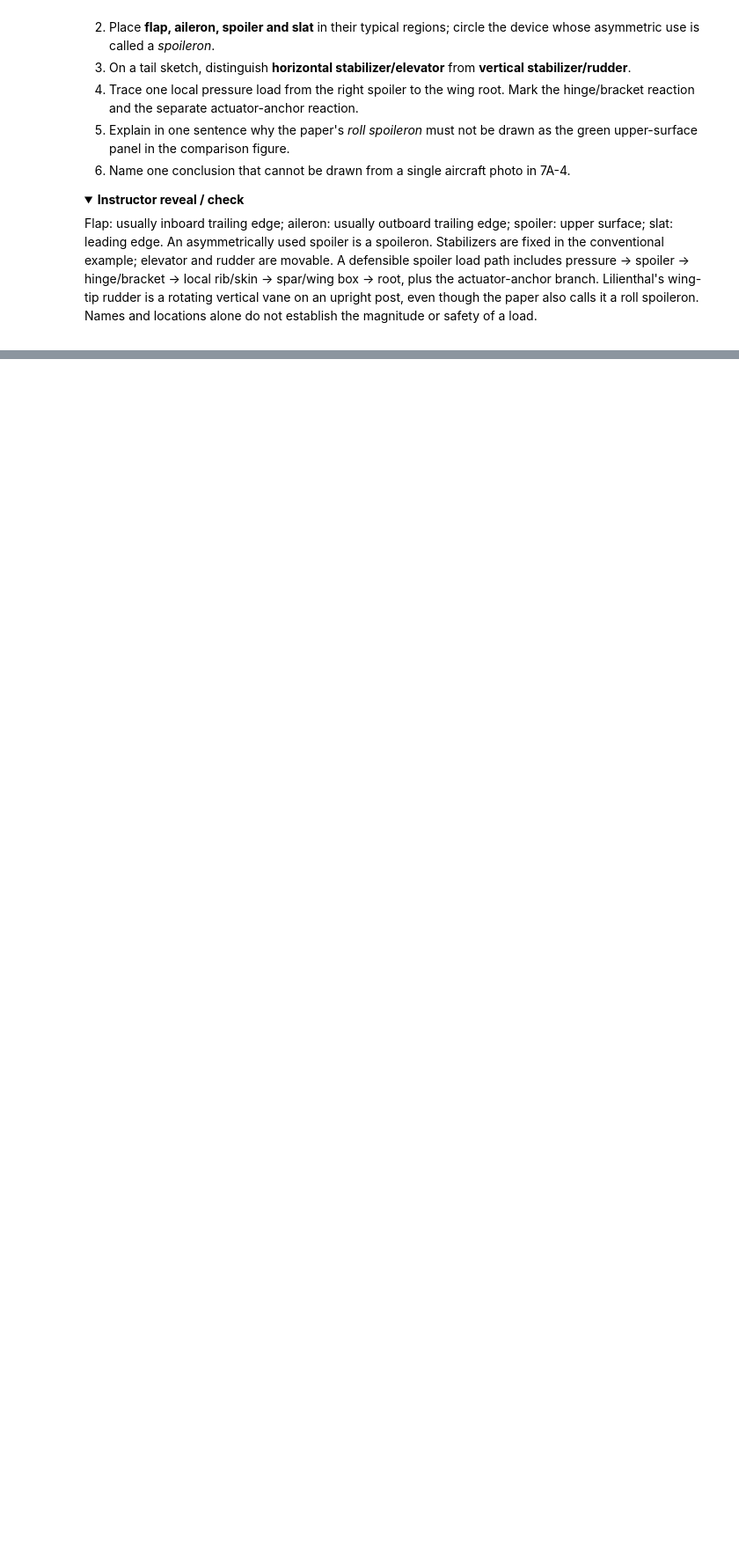
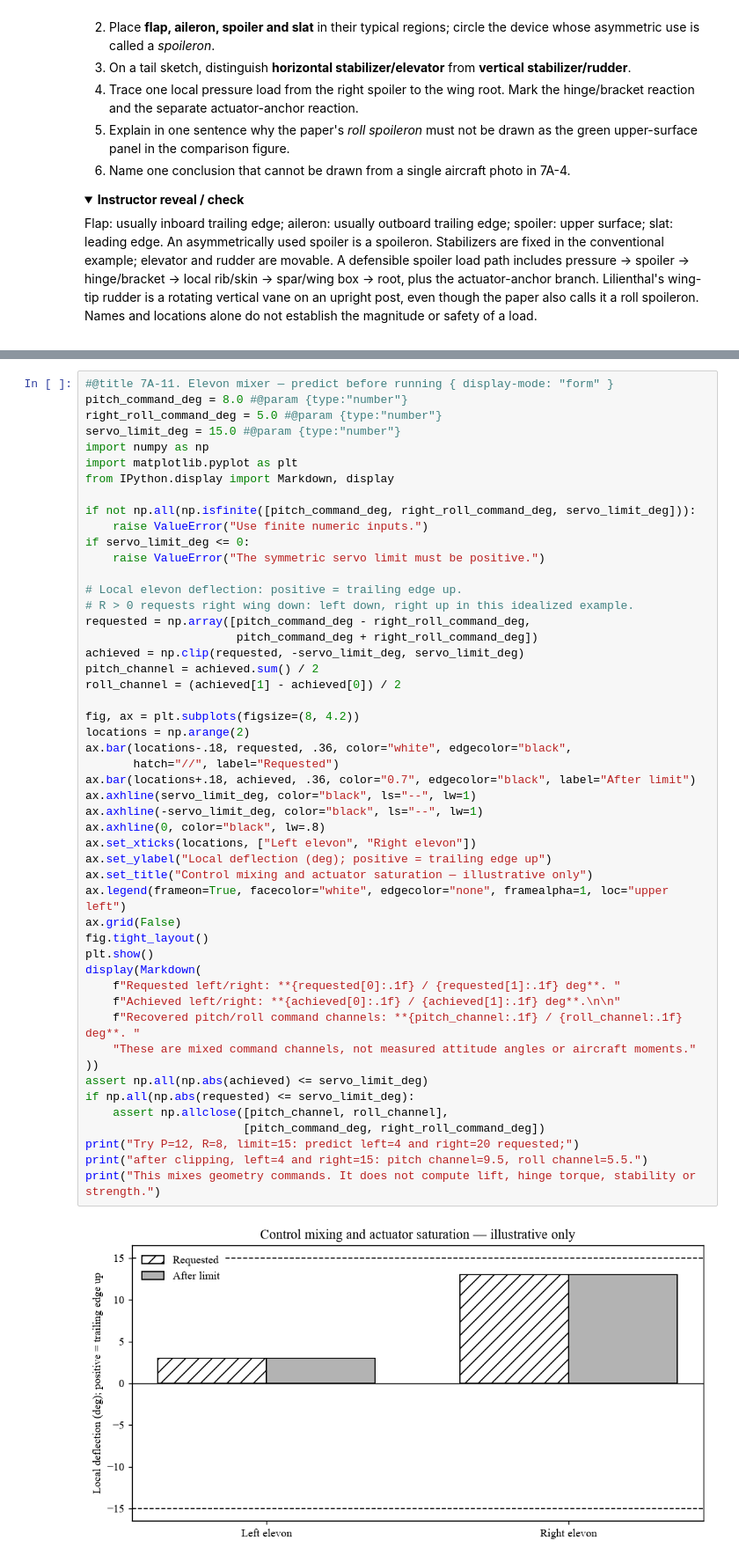
Before and after one commit to Ehsan-Roohi/Aerospace-Structures, a Jupyter notebook: notebooks/MIE446_Lecture_01_Trust_Forces_Airfoils.ipynb, the cells around one changed output, grey strips where cells are left out. Shown at 88% size. Cells and saved outputs as stored; diff of their text form; folded sections open; blank space fills up the shorter version.

Commit message:
Expand Lecture 1 with Lilienthal tail and modern UAV control atlas

```diff
--- a/notebooks/MIE446_Lecture_01_Trust_Forces_Airfoils.ipynb
+++ b/notebooks/MIE446_Lecture_01_Trust_Forces_Airfoils.ipynb
@@ -1632,0 +1757,52 @@ Flap: usually inboard trailing edge; aileron: usually outboard trailing edge; sp
+# %%
+#@title 7A-11. Elevon mixer — predict before running { display-mode: "form" }
+pitch_command_deg = 8.0 #@param {type:"number"}
+right_roll_command_deg = 5.0 #@param {type:"number"}
+servo_limit_deg = 15.0 #@param {type:"number"}
+import numpy as np
+import matplotlib.pyplot as plt
+from IPython.display import Markdown, display
+
+if not np.all(np.isfinite([pitch_command_deg, right_roll_command_deg, servo_limit_deg])):
+    raise ValueError("Use finite numeric inputs.")
+if servo_limit_deg <= 0:
+    raise ValueError("The symmetric servo limit must be positive.")
+
+# Local elevon deflection: positive = trailing edge up.
+# R > 0 requests right wing down: left down, right up in this idealized example.
+requested = np.array([pitch_command_deg - right_roll_command_deg,
+                      pitch_command_deg + right_roll_command_deg])
+achieved = np.clip(requested, -servo_limit_deg, servo_limit_deg)
+pitch_channel = achieved.sum() / 2
+roll_channel = (achieved[1] - achieved[0]) / 2
+
+fig, ax = plt.subplots(figsize=(8, 4.2))
+locations = np.arange(2)
+ax.bar(locations-.18, requested, .36, color="white", edgecolor="black",
+       hatch="//", label="Requested")
+ax.bar(locations+.18, achieved, .36, color="0.7", edgecolor="black", label="After limit")
+ax.axhline(servo_limit_deg, color="black", ls="--", lw=1)
+ax.axhline(-servo_limit_deg, color="black", ls="--", lw=1)
+ax.axhline(0, color="black", lw=.8)
+ax.set_xticks(locations, ["Left elevon", "Right elevon"])
+ax.set_ylabel("Local deflection (deg); positive = trailing edge up")
+ax.set_title("Control mixing and actuator saturation — illustrative only")
+ax.legend(frameon=True, facecolor="white", edgecolor="none", framealpha=1, loc="upper left")
+ax.grid(False)
+fig.tight_layout()
+plt.show()
+display(Markdown(
+    f"Requested left/right: **{requested[0]:.1f} / {requested[1]:.1f} deg**. "
+    f"Achieved left/right: **{achieved[0]:.1f} / {achieved[1]:.1f} deg**.\n\n"
+    f"Recovered pitch/roll command channels: **{pitch_channel:.1f} / {roll_channel:.1f} deg**. "
+    "These are mixed command channels, not measured attitude angles or aircraft moments."
+))
+assert np.all(np.abs(achieved) <= servo_limit_deg)
+if np.all(np.abs(requested) <= servo_limit_deg):
+    assert np.allclose([pitch_channel, roll_channel],
+                       [pitch_command_deg, right_roll_command_deg])
+print("Try P=12, R=8, limit=15: predict left=4 and right=20 requested;")
+print("after clipping, left=4 and right=15: pitch channel=9.5, roll channel=5.5.")
+print("This mixes geometry commands. It does not compute lift, hinge torque, stability or strength.")
+# %% [output]
+[figure, added]
```
Also changed, not shown: parts of 14 cells of this notebook, 19 other files.
